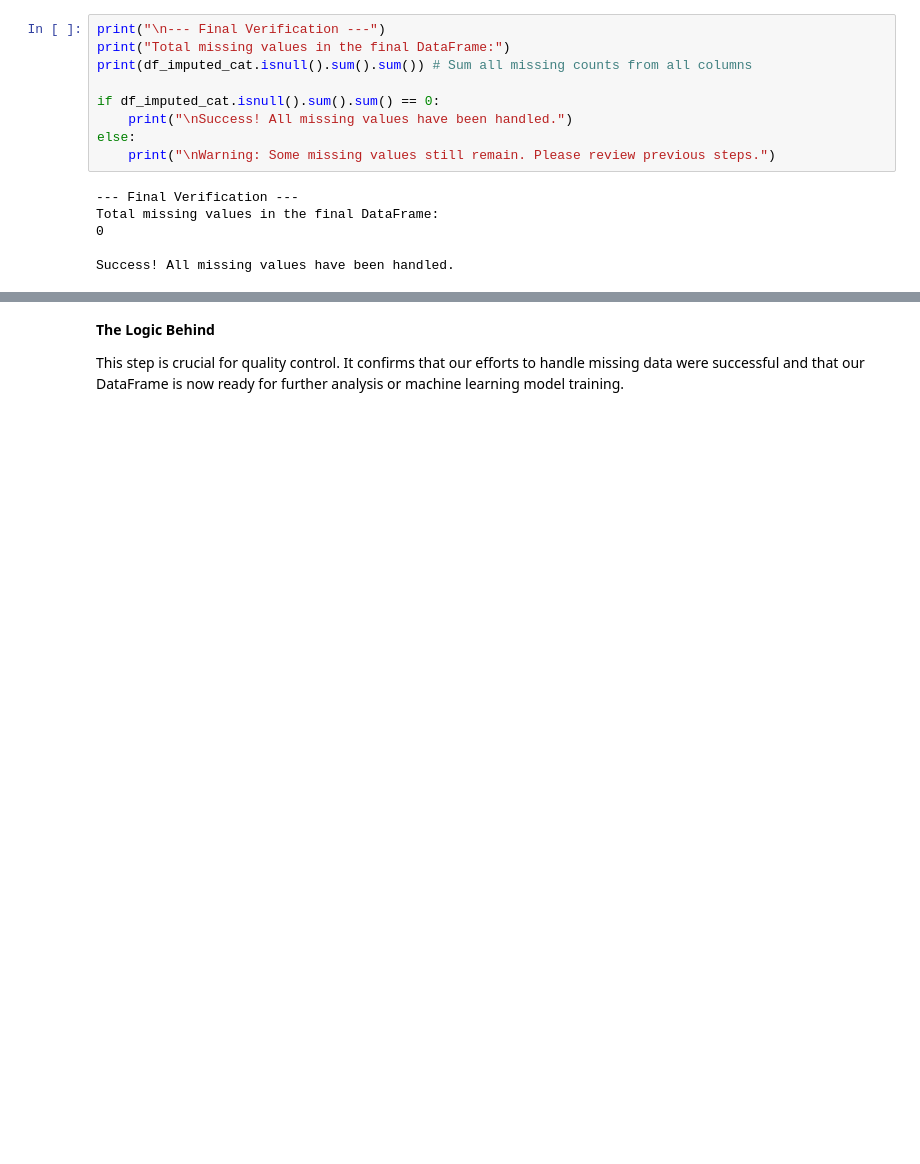
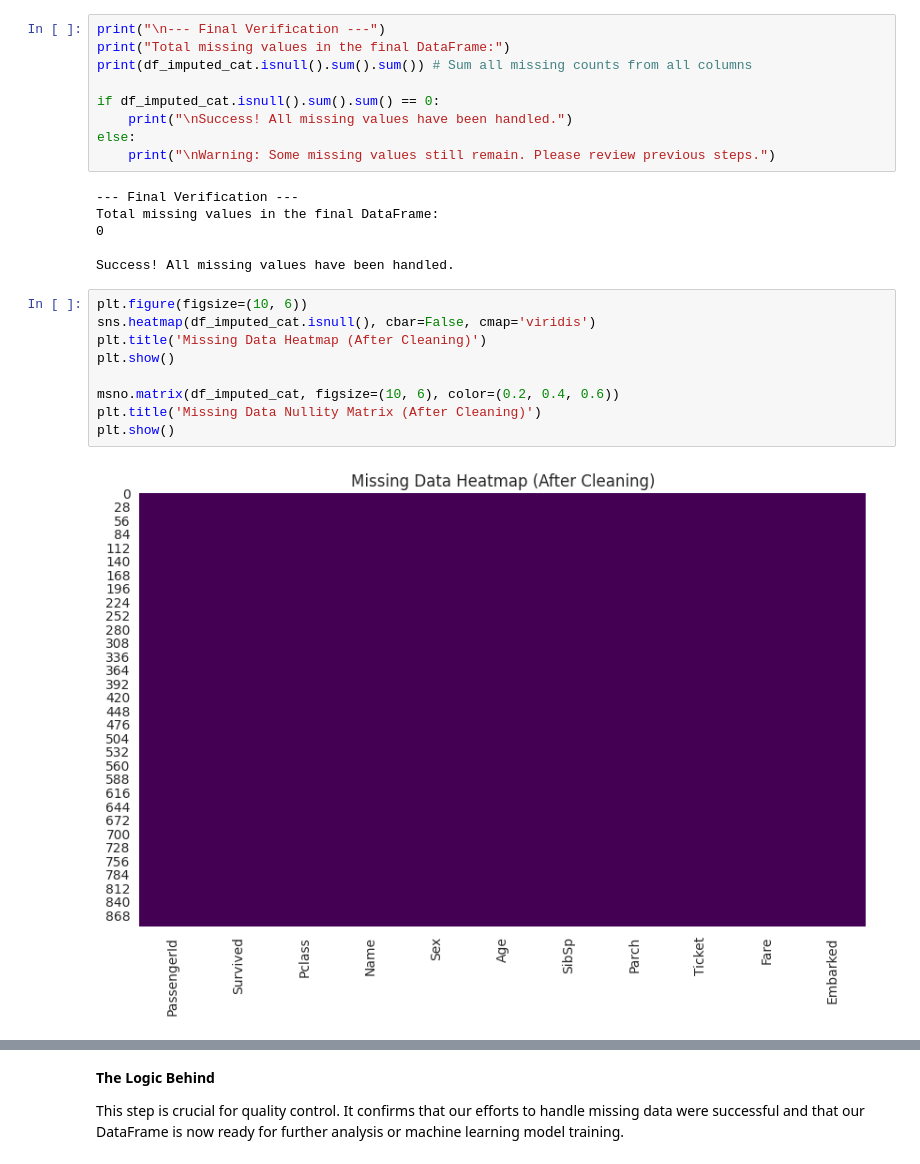
Before and after one commit to iremcira/Python-Pandas-Titanic-Missing-Data-Tutorial, a Jupyter notebook: titanic-missing-data-tutorial.ipynb, the cells around one changed output, grey strips where cells are left out. Drawn from its saved outputs; the diff is of its cells as text; blank space fills up the shorter version.

```diff
--- a/titanic-missing-data-tutorial.ipynb
+++ b/titanic-missing-data-tutorial.ipynb
@@ -481,3 +481,14 @@ Total missing values in the final DataFrame:
 0
 
 Success! All missing values have been handled.
+# %%
+plt.figure(figsize=(10, 6))
+sns.heatmap(df_imputed_cat.isnull(), cbar=False, cmap='viridis')
+plt.title('Missing Data Heatmap (After Cleaning)')
+plt.show()
+
+msno.matrix(df_imputed_cat, figsize=(10, 6), color=(0.2, 0.4, 0.6))
+plt.title('Missing Data Nullity Matrix (After Cleaning)')
+plt.show()
+# %% [output]
+[figure, added]
```
Also changed, not shown: parts of 2 cells of this notebook, 5 other files.
